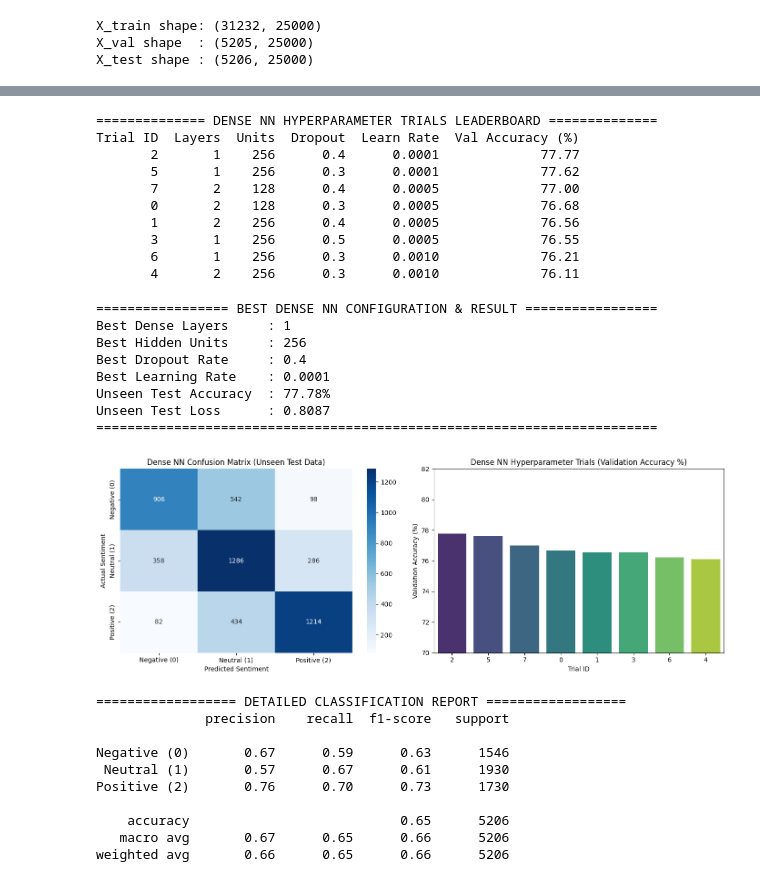
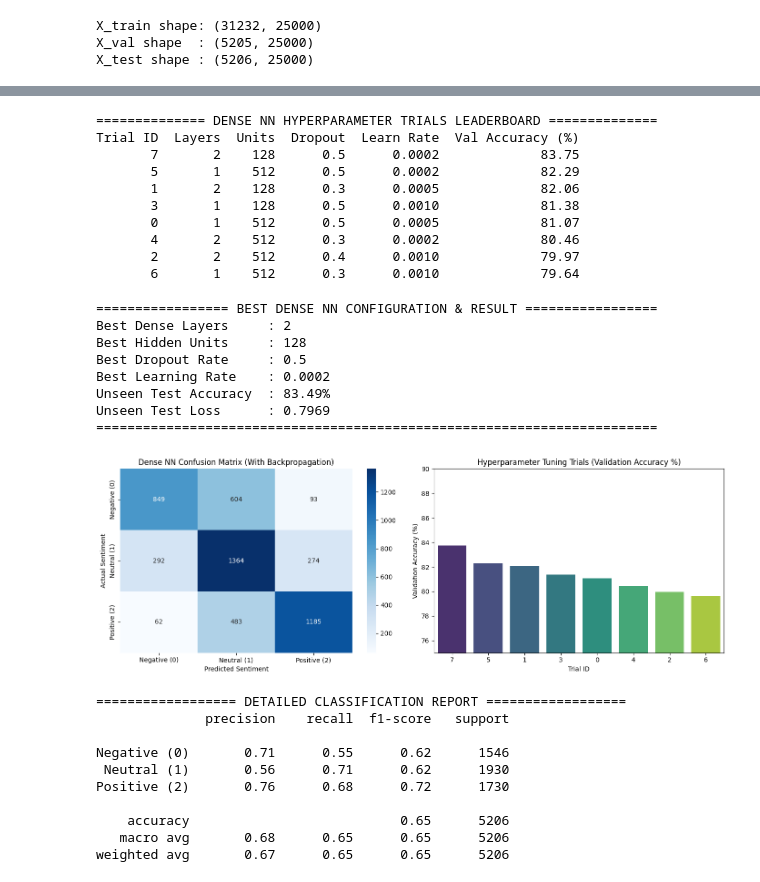
Before and after one commit to SarveeshK/HCL, a Jupyter notebook: Unit-2/Neural_Network.ipynb, the cells around one changed output, grey strips where cells are left out. Cells and saved outputs as stored; diff of their text form; code cells hidden in the pictures.

```diff
--- a/Unit-2/Neural_Network.ipynb
+++ b/Unit-2/Neural_Network.ipynb
@@ -125,27 +153,27 @@ def build_dense_model(hp):
 import tensorflow as tf
 import keras_tuner as kt
 
-# Test 8 hyperparameter combinations and optimize for validation accuracy
+# Test 8 hyperparameter combinations optimizing for validation accuracy
 tuner = kt.RandomSearch(
     build_dense_model,
-    objective='val_accuracy',
+    objective=kt.Objective('val_accuracy', direction='max'),
     max_trials=8,
     executions_per_trial=1,
     directory='hf_tuning',
-    project_name='dense_nn_high_acc',
+    project_name='dense_nn_backprop',
     overwrite=True
 )
 
-# Stop early when validation loss plateaus to prevent overfitting
+# Stop early if validation loss stops improving
 callbacks = [
     tf.keras.callbacks.EarlyStopping(monitor='val_loss', patience=2, restore_best_weights=True),
     tf.keras.callbacks.ReduceLROnPlateau(monitor='val_loss', factor=0.5, patience=1, verbose=0)
 ]
 
-print("Starting Automated Hyperparameter Search for Dense NN...")
+print("Starting Automated Hyperparameter Search with Backpropagation...")
 tuner.search(
     X_train, y_train_oh,
-    epochs=8,
+    epochs=7,
     batch_size=128,
     validation_data=(X_val, y_val_oh),
     callbacks=callbacks,
@@ -160,7 +188,7 @@ Total elapsed time: 00h 05m 09s
 # %%
 import pandas as pd
 
-# Store all tested hyperparameter combinations in a clean table
+# Store all tested hyperparameter combinations in df_trials
 trials_data = []
 for trial in tuner.oracle.get_best_trials(num_trials=8):
     p = trial.hyperparameters.values
@@ -173,8 +201,9 @@ for trial in tuner.oracle.get_best_trials(num_trials=8):
         "Val Accuracy (%)": round(trial.score * 100, 2)
     })
 
+df_trials = pd.DataFrame(trials_data)
 print("\n============== DENSE NN HYPERPARAMETER TRIALS LEADERBOARD ==============")
-print(pd.DataFrame(trials_data).to_string(index=False))
+print(df_trials.to_string(index=False))
 
 # Retrieve the #1 best model and evaluate on unseen Test Data
 best_hps = tuner.get_best_hyperparameters(1)[0]
@@ -195,70 +224,67 @@ print("========================================================================"
 # %% [output]
 ============== DENSE NN HYPERPARAMETER TRIALS LEADERBOARD ==============
 Trial ID  Layers  Units  Dropout  Learn Rate  Val Accuracy (%)
-       2       1    256      0.4      0.0001             77.77
-       5       1    256      0.3      0.0001             77.62
-       7       2    128      0.4      0.0005             77.00
-       0       2    128      0.3      0.0005             76.68
-       1       2    256      0.4      0.0005             76.56
-       3       1    256      0.5      0.0005             76.55
-       6       1    256      0.3      0.0010             76.21
-       4       2    256      0.3      0.0010             76.11
+       7       2    128      0.5      0.0002             83.75
+       5       1    512      0.5      0.0002             82.29
+       1       2    128      0.3      0.0005             82.06
+       3       1    128      0.5      0.0010             81.38
+       0       1    512      0.5      0.0005             81.07
+       4       2    512      0.3      0.0002             80.46
+       2       2    512      0.4      0.0010             79.97
+       6       1    512      0.3      0.0010             79.64
 ================= BEST DENSE NN CONFIGURATION & RESULT =================
-Best Dense Layers     : 1
-Best Hidden Units     : 256
-Best Dropout Rate     : 0.4
-Best Learning Rate    : 0.0001
-Unseen Test Accuracy  : 77.78%
-Unseen Test Loss      : 0.8087
+Best Dense Layers     : 2
+Best Hidden Units     : 128
+Best Dropout Rate     : 0.5
+Best Learning Rate    : 0.0002
+Unseen Test Accuracy  : 83.49%
+Unseen Test Loss      : 0.7969
 ========================================================================
 # %%
 import numpy as np
 import pandas as pd
 import matplotlib.pyplot as plt
 import seaborn as sns
 from sklearn.metrics import confusion_matrix, classification_report
 
-# Convert trials_data from Cell 7 into df_trials so the bar chart works without error
 df_trials = pd.DataFrame(trials_data)
 
-# Predict sentiment classes on the unseen test dataset using the best model
+# Predict sentiment classes on the unseen test dataset
 y_pred_probs = best_model.predict(X_test, verbose=0)
 y_pred = np.argmax(y_pred_probs, axis=1)
 
-# Create a side-by-side figure with 2 plots
+# Create side-by-side plots
 fig, axes = plt.subplots(1, 2, figsize=(14, 5))
 
-# Plot 1: Confusion Matrix Heatmap (Shows True vs Predicted Labels)
+# Plot 1: Confusion Matrix Heatmap
 cm = confusion_matrix(y_test, y_pred)
 class_names = ['Negative (0)', 'Neutral (1)', 'Positive (2)']
 sns.heatmap(cm, annot=True, fmt='d', cmap='Blues', xticklabels=class_names, yticklabels=class_names, ax=axes[0])
-axes[0].set_title('Dense NN Confusion Matrix (Unseen Test Data)')
+axes[0].set_title('Dense NN Confusion Matrix (With Backpropagation)')
 axes[0].set_xlabel('Predicted Sentiment')
 axes[0].set_ylabel('Actual Sentiment')
 
-# Plot 2: Hyperparameter Trial Validation Accuracy Comparison
+# Plot 2: Hyperparameter Trial Accuracy Bar Chart
 sns.barplot(data=df_trials, x='Trial ID', y='Val Accuracy (%)', hue='Trial ID', palette='viridis', legend=False, ax=axes[1])
-axes[1].set_title('Dense NN Hyperparameter Trials (Validation Accuracy %)')
-axes[1].set_ylim(70, 82)
+axes[1].set_title('Hyperparameter Tuning Trials (Validation Accuracy %)')
+axes[1].set_ylim(75, 90)
 axes[1].set_ylabel('Validation Accuracy (%)')
 axes[1].set_xlabel('Trial ID')
 
-# Display the plots cleanly
 plt.tight_layout()
 plt.show()
 
-# Print detailed Precision, Recall, and F1-Score report for each class
 print("\n================== DETAILED CLASSIFICATION REPORT ==================")
 print(classification_report(y_test, y_pred, target_names=class_names))
 # %% [output]
-[figure, old version]
+[figure, new version]
 ================== DETAILED CLASSIFICATION REPORT ==================
               precision    recall  f1-score   support
 
-Negative (0)       0.67      0.59      0.63      1546
- Neutral (1)       0.57      0.67      0.61      1930
-Positive (2)       0.76      0.70      0.73      1730
+Negative (0)       0.71      0.55      0.62      1546
+ Neutral (1)       0.56      0.71      0.62      1930
+Positive (2)       0.76      0.68      0.72      1730
 
     accuracy                           0.65      5206
-   macro avg       0.67      0.65      0.66      5206
-weighted avg       0.66      0.65      0.66      5206
+   macro avg       0.68      0.65      0.65      5206
+weighted avg       0.67      0.65      0.65      5206
```
Also changed, not shown: parts of 6 cells of this notebook.
